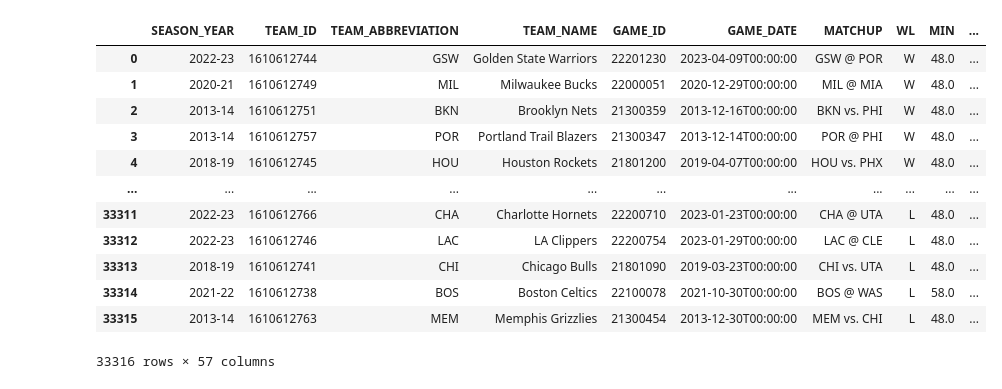
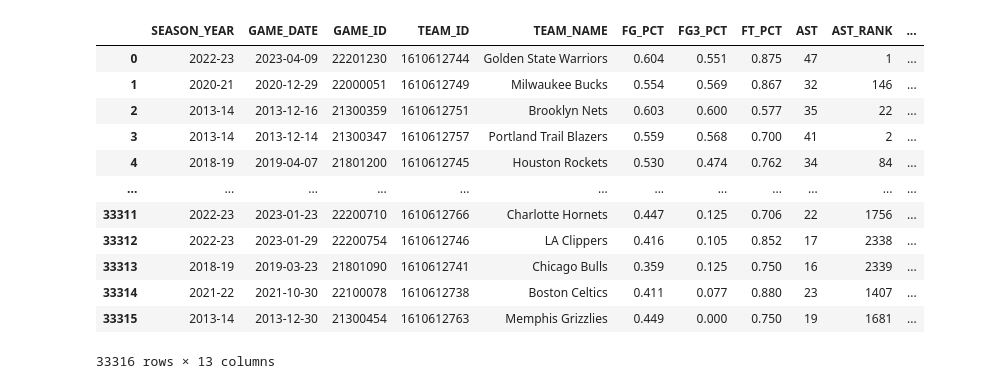
Before and after one commit to Jswine08/NBA_Player_Evolution_2020-2024, a Jupyter notebook: Capstone.ipynb, the cells around one changed output. Drawn from its saved outputs; the diff is of its cells as text; code cells hidden in the pictures.

```diff
--- a/Capstone.ipynb
+++ b/Capstone.ipynb
@@ -191,17 +112,25 @@ memory usage: 36.7+ MB
 # %%
-regular_season_totals = pd.read_csv('../NBA-Data-2010-2024/regular_season_totals_2010_2024.csv')
-regular_season_totals
+regular_season_totals = pd.read_csv('../NBA_Player_Evolution_2020-2024/regular_season_totals_2010_2024.csv')
+
+#Change season_year and game_date to date-time format
+regular_season_totals['GAME_DATE'] = pd.to_datetime(regular_season_totals['GAME_DATE'])
+
+##Select the range of dates between 2020 and 2024(need to go with season year bc the season overlaps 2 year. Not selecting any 24-25 data as it will be inomplete)
+regular_season_totals[(regular_season_totals['SEASON_YEAR']>='2020-21') & (regular_season_totals['SEASON_YEAR']<='2023-24')]
+
+#Select the columns I will be using to make it easier to work with(I can look at overall team ranks as well)
+regular_season_totals[['SEASON_YEAR', 'GAME_DATE', 'GAME_ID', 'TEAM_ID', 'TEAM_NAME', 'FG_PCT', 'FG3_PCT', 'FT_PCT', 'AST', 'AST_RANK', 'PTS', 'PTS_RANK', 'PLUS_MINUS_RANK']]
 # %% [output]
-|  | SEASON_YEAR | TEAM_ID | TEAM_ABBREVIATION | TEAM_NAME | GAME_ID | GAME_DATE | MATCHUP | WL | MIN | ... |
-| 0 | 2022-23 | 1610612744 | GSW | Golden State Warriors | 22201230 | 2023-04-09T00:00:00 | GSW @ POR | W | 48.0 | ... |
-| 1 | 2020-21 | 1610612749 | MIL | Milwaukee Bucks | 22000051 | 2020-12-29T00:00:00 | MIL @ MIA | W | 48.0 | ... |
-| 2 | 2013-14 | 1610612751 | BKN | Brooklyn Nets | 21300359 | 2013-12-16T00:00:00 | BKN vs. PHI | W | 48.0 | ... |
-| 3 | 2013-14 | 1610612757 | POR | Portland Trail Blazers | 21300347 | 2013-12-14T00:00:00 | POR @ PHI | W | 48.0 | ... |
-| 4 | 2018-19 | 1610612745 | HOU | Houston Rockets | 21801200 | 2019-04-07T00:00:00 | HOU vs. PHX | W | 48.0 | ... |
-| ... | ... | ... | ... | ... | ... | ... | ... | ... | ... | ... |
-| 33311 | 2022-23 | 1610612766 | CHA | Charlotte Hornets | 22200710 | 2023-01-23T00:00:00 | CHA @ UTA | L | 48.0 | ... |
-| 33312 | 2022-23 | 1610612746 | LAC | LA Clippers | 22200754 | 2023-01-29T00:00:00 | LAC @ CLE | L | 48.0 | ... |
-| 33313 | 2018-19 | 1610612741 | CHI | Chicago Bulls | 21801090 | 2019-03-23T00:00:00 | CHI vs. UTA | L | 48.0 | ... |
-| 33314 | 2021-22 | 1610612738 | BOS | Boston Celtics | 22100078 | 2021-10-30T00:00:00 | BOS @ WAS | L | 58.0 | ... |
-| 33315 | 2013-14 | 1610612763 | MEM | Memphis Grizzlies | 21300454 | 2013-12-30T00:00:00 | MEM vs. CHI | L | 48.0 | ... |
+|  | SEASON_YEAR | GAME_DATE | GAME_ID | TEAM_ID | TEAM_NAME | FG_PCT | FG3_PCT | FT_PCT | AST | AST_RANK | ... |
+| 0 | 2022-23 | 2023-04-09 | 22201230 | 1610612744 | Golden State Warriors | 0.604 | 0.551 | 0.875 | 47 | 1 | ... |
+| 1 | 2020-21 | 2020-12-29 | 22000051 | 1610612749 | Milwaukee Bucks | 0.554 | 0.569 | 0.867 | 32 | 146 | ... |
+| 2 | 2013-14 | 2013-12-16 | 21300359 | 1610612751 | Brooklyn Nets | 0.603 | 0.600 | 0.577 | 35 | 22 | ... |
+| 3 | 2013-14 | 2013-12-14 | 21300347 | 1610612757 | Portland Trail Blazers | 0.559 | 0.568 | 0.700 | 41 | 2 | ... |
+| 4 | 2018-19 | 2019-04-07 | 21801200 | 1610612745 | Houston Rockets | 0.530 | 0.474 | 0.762 | 34 | 84 | ... |
+| ... | ... | ... | ... | ... | ... | ... | ... | ... | ... | ... | ... |
+| 33311 | 2022-23 | 2023-01-23 | 22200710 | 1610612766 | Charlotte Hornets | 0.447 | 0.125 | 0.706 | 22 | 1756 | ... |
+| 33312 | 2022-23 | 2023-01-29 | 22200754 | 1610612746 | LA Clippers | 0.416 | 0.105 | 0.852 | 17 | 2338 | ... |
+| 33313 | 2018-19 | 2019-03-23 | 21801090 | 1610612741 | Chicago Bulls | 0.359 | 0.125 | 0.750 | 16 | 2339 | ... |
+| 33314 | 2021-22 | 2021-10-30 | 22100078 | 1610612738 | Boston Celtics | 0.411 | 0.077 | 0.880 | 23 | 1407 | ... |
+| 33315 | 2013-14 | 2013-12-30 | 21300454 | 1610612763 | Memphis Grizzlies | 0.449 | 0.000 | 0.750 | 19 | 1681 | ... |
-33316 rows × 57 columns
+33316 rows × 13 columns
```
Also changed, not shown: parts of 13 cells of this notebook, 1 other file.
